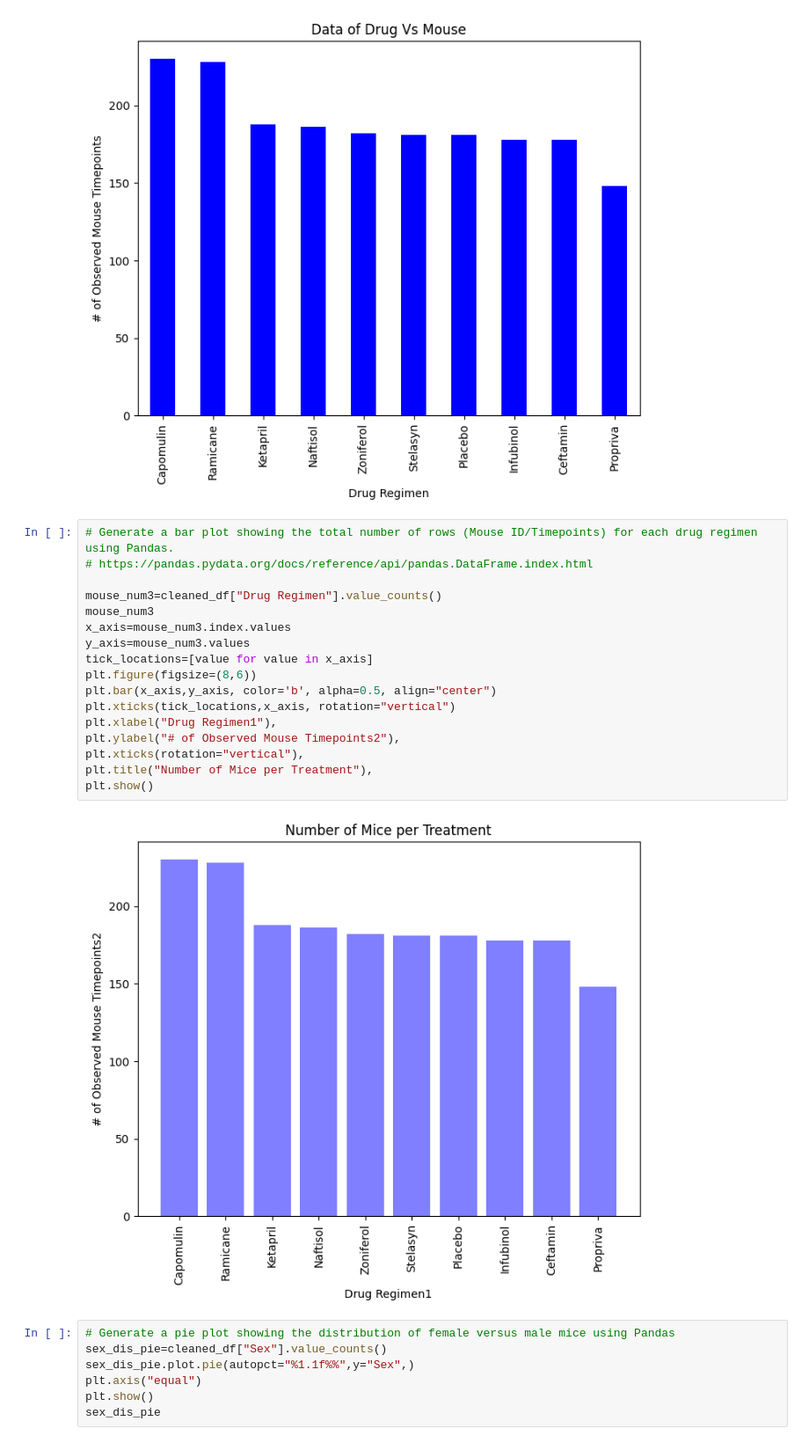
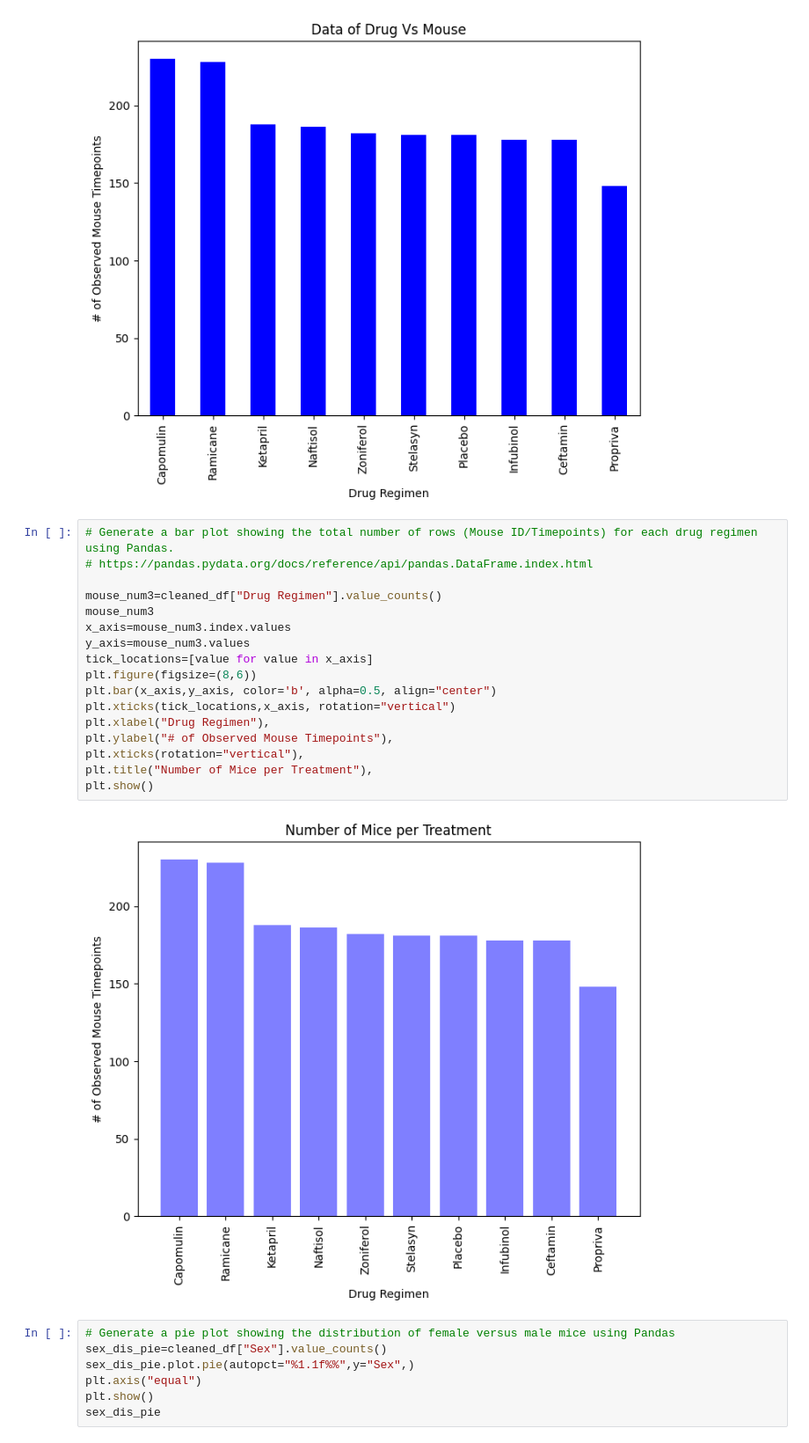
Before and after one commit to muhkashiff/matplotlib-challenge, a Jupyter notebook: pymaceuticals_starter.ipynb, the cells around one changed output. Shown at 88% size. Cells and saved outputs as stored; diff of their text form.

```diff
--- a/pymaceuticals_starter.ipynb
+++ b/pymaceuticals_starter.ipynb
@@ -167,22 +172,22 @@ plt.show()
 # %%
 # Generate a bar plot showing the total number of rows (Mouse ID/Timepoints) for each drug regimen using Pandas.
 # https://pandas.pydata.org/docs/reference/api/pandas.DataFrame.index.html
 
 mouse_num3=cleaned_df["Drug Regimen"].value_counts()
 mouse_num3
 x_axis=mouse_num3.index.values
 y_axis=mouse_num3.values
 tick_locations=[value for value in x_axis]
 plt.figure(figsize=(8,6))
 plt.bar(x_axis,y_axis, color='b', alpha=0.5, align="center")
 plt.xticks(tick_locations,x_axis, rotation="vertical")
-plt.xlabel("Drug Regimen1"),
-plt.ylabel("# of Observed Mouse Timepoints2"),
+plt.xlabel("Drug Regimen"),
+plt.ylabel("# of Observed Mouse Timepoints"),
 plt.xticks(rotation="vertical"),
 plt.title("Number of Mice per Treatment"),
 plt.show()
 # %% [output]
-[figure, old version]
+[figure, new version]
 # %%
 # Generate a pie plot showing the distribution of female versus male mice using Pandas
 sex_dis_pie=cleaned_df["Sex"].value_counts()
```
Also changed, not shown: parts of 4 cells of this notebook.
